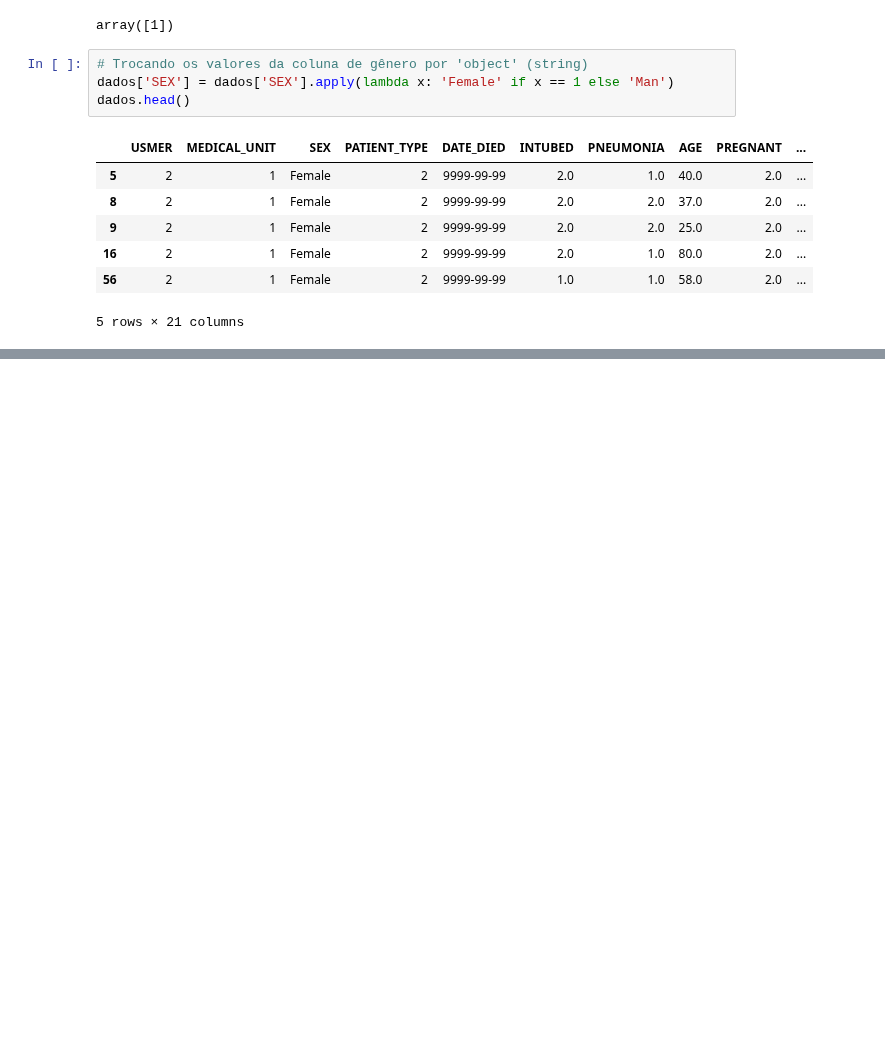
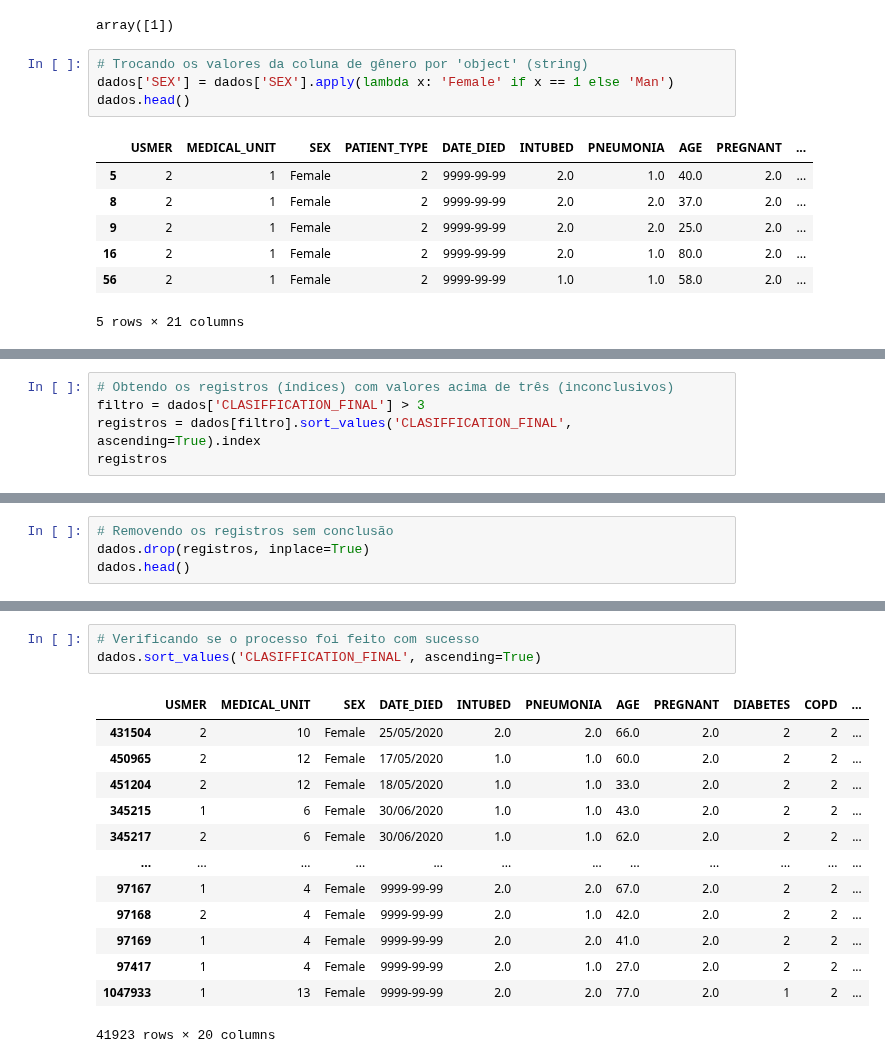
Before and after one commit to matheuspfferreira/python_data_science, a Jupyter notebook: Covid - 07/notebook/nb_covid.ipynb, the cells around one changed output, grey strips where cells are left out. Saved outputs shown, nothing was run; the diff lists cells and outputs as text; blank space fills up the shorter version.

```diff
--- a/Covid - 07/notebook/nb_covid.ipynb
+++ b/Covid - 07/notebook/nb_covid.ipynb
@@ -145,0 +151,5 @@ dados.head()
+# %%
+# Obtendo os registros (índices) com valores acima de três (inconclusivos)
+filtro = dados['CLASIFFICATION_FINAL'] > 3
+registros = dados[filtro].sort_values('CLASIFFICATION_FINAL', ascending=True).index
+registros
@@ -145,0 +163,4 @@ dados.head()
+# %%
+# Removendo os registros sem conclusão
+dados.drop(registros, inplace=True)
+dados.head()
@@ -145,0 +174,17 @@ dados.head()
+# %%
+# Verificando se o processo foi feito com sucesso
+dados.sort_values('CLASIFFICATION_FINAL', ascending=True)
+# %% [output]
+|  | USMER | MEDICAL_UNIT | SEX | DATE_DIED | INTUBED | PNEUMONIA | AGE | PREGNANT | DIABETES | COPD | ... |
+| 431504 | 2 | 10 | Female | 25/05/2020 | 2.0 | 2.0 | 66.0 | 2.0 | 2 | 2 | ... |
+| 450965 | 2 | 12 | Female | 17/05/2020 | 1.0 | 1.0 | 60.0 | 2.0 | 2 | 2 | ... |
+| 451204 | 2 | 12 | Female | 18/05/2020 | 1.0 | 1.0 | 33.0 | 2.0 | 2 | 2 | ... |
+| 345215 | 1 | 6 | Female | 30/06/2020 | 1.0 | 1.0 | 43.0 | 2.0 | 2 | 2 | ... |
+| 345217 | 2 | 6 | Female | 30/06/2020 | 1.0 | 1.0 | 62.0 | 2.0 | 2 | 2 | ... |
+| ... | ... | ... | ... | ... | ... | ... | ... | ... | ... | ... | ... |
+| 97167 | 1 | 4 | Female | 9999-99-99 | 2.0 | 2.0 | 67.0 | 2.0 | 2 | 2 | ... |
+| 97168 | 2 | 4 | Female | 9999-99-99 | 2.0 | 1.0 | 42.0 | 2.0 | 2 | 2 | ... |
+| 97169 | 1 | 4 | Female | 9999-99-99 | 2.0 | 2.0 | 41.0 | 2.0 | 2 | 2 | ... |
+| 97417 | 1 | 4 | Female | 9999-99-99 | 2.0 | 1.0 | 27.0 | 2.0 | 2 | 2 | ... |
+| 1047933 | 1 | 13 | Female | 9999-99-99 | 2.0 | 2.0 | 77.0 | 2.0 | 1 | 2 | ... |
+41923 rows × 20 columns
```
Also changed, not shown: parts of 4 cells of this notebook.
